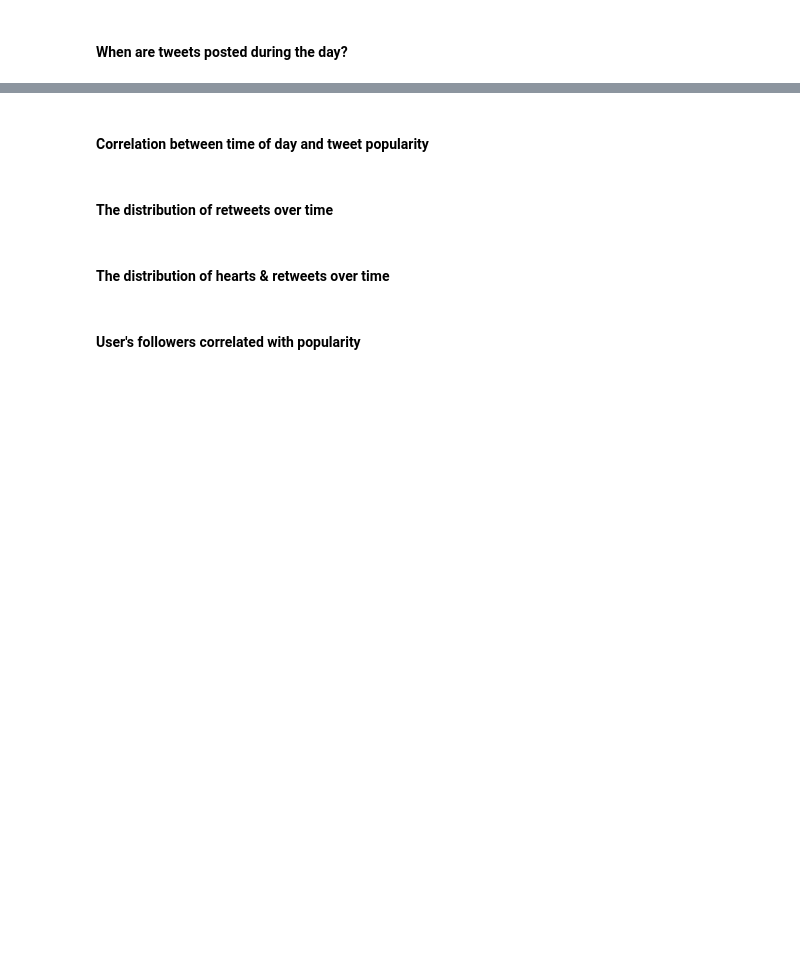
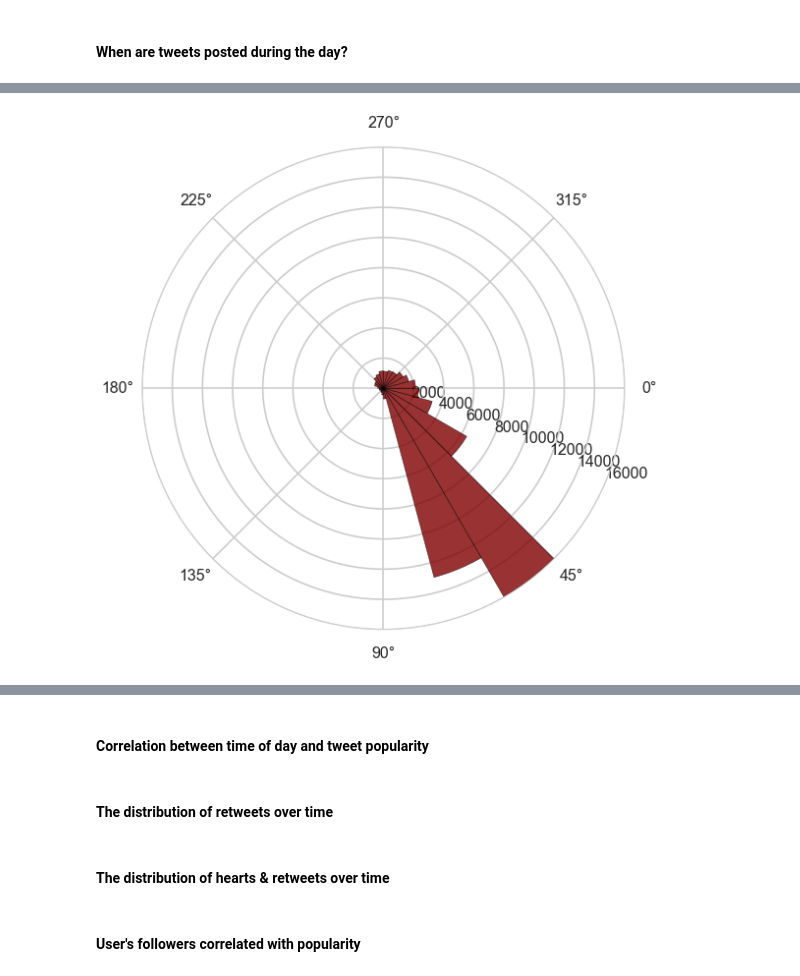
Before and after one commit to belindazeng/goingviral, a Jupyter notebook: goingviral.ipynb, the cells around one changed output, grey strips where cells are left out. Cells and saved outputs as stored; diff of their text form; code cells hidden in the pictures; blank space fills up the shorter version.

```diff
--- a/goingviral.ipynb
+++ b/goingviral.ipynb
@@ -510,21 +698,25 @@ sum(hour_objects)
 # %%
 N = 24 # number of bars should be 24 since there are 24 hours in a day
 bottom = 4 # determines how big the circle in the middle is
-max_height = 8
+max_height = 2008
+
+hour_hist = Counter(hour_objects)
 
 theta = np.linspace(0.0, 2 * np.pi, N, endpoint=False)
-radii = max_height*np.random.rand(N)
+radii = hour_hist.values()
 width = (2*np.pi) / N
 ax = plt.subplot(111, polar=True)
 ax.set_theta_direction(-1)
 bars = ax.bar(theta, radii, width=width, bottom=bottom)
 
 # Use custom colors and opacity
 for r, bar in zip(radii, bars):
     bar.set_facecolor(plt.cm.jet(r / 10.))
     bar.set_alpha(0.8)
 
 plt.show()
+# %% [output]
+[figure, added]
 # %%
 import matplotlib.ticker as tkr
 
```
Also changed, not shown: parts of 38 cells of this notebook, 1 other file.
